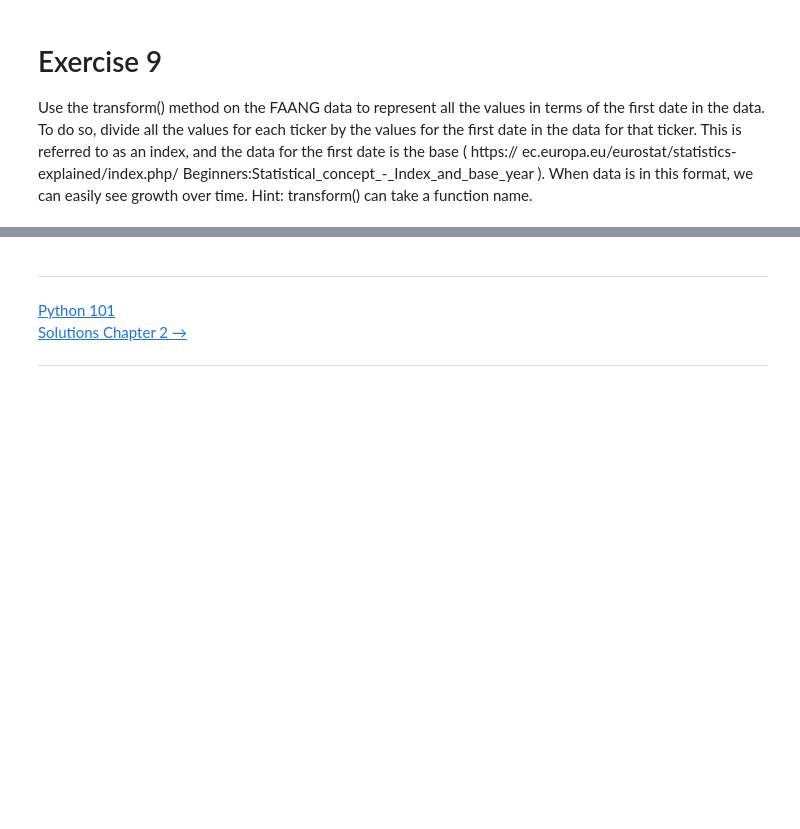
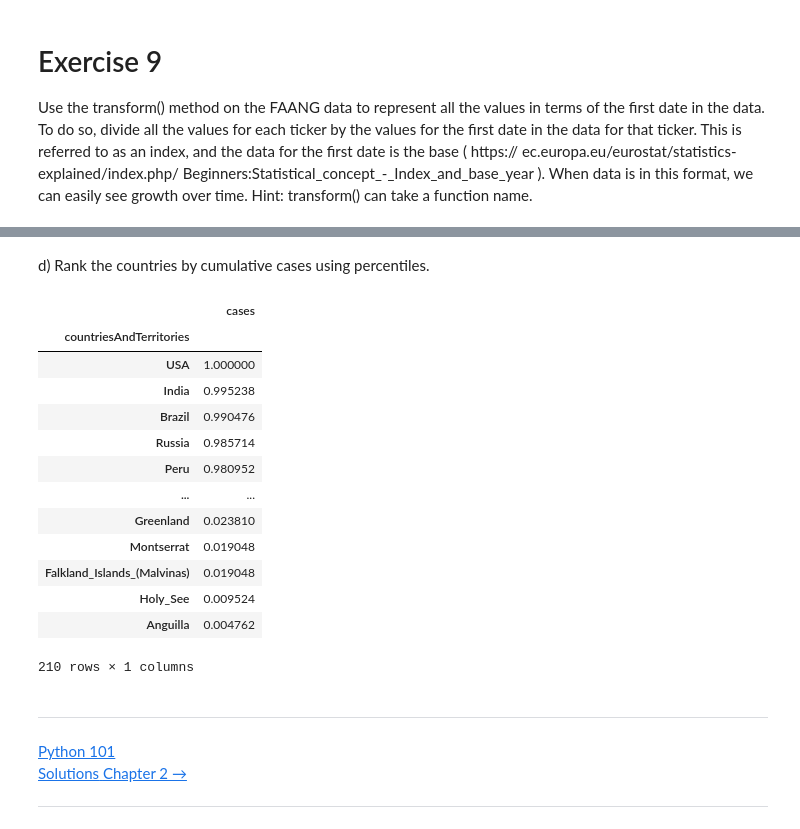
Before and after one commit to will-i-amv-books/Hands-On-Data-Analysis-with-Pandas-2nd-edition, a Jupyter notebook: ch_04/exercises.ipynb, the cells around one changed output, grey strips where cells are left out. Drawn from its saved outputs; the diff is of its cells as text; code cells hidden in the pictures; blank space fills up the shorter version.

```diff
--- a/ch_04/exercises.ipynb
+++ b/ch_04/exercises.ipynb
@@ -228,3 +409,34 @@ the following tasks to practice the skills you've learned up to this point in th
+# %% [markdown]
+d) Rank the countries by cumulative cases using percentiles.
+# %%
+'''pass'''
+countriesByPercentiles = globalCases\
+    .reset_index()\
+    .pivot_table(
+        columns='countriesAndTerritories',
+        values='cases',
+        aggfunc='sum'
+    )\
+    .T\
+    .sort_values(by='cases', ascending=False)\
+    .transform('rank', method='max', pct=True)
+
+countriesByPercentiles
+# %% [output]
+|  | cases |
+| countriesAndTerritories |  |
+| USA | 1.000000 |
+| India | 0.995238 |
+| Brazil | 0.990476 |
+| Russia | 0.985714 |
+| Peru | 0.980952 |
+| ... | ... |
+| Greenland | 0.023810 |
+| Montserrat | 0.019048 |
+| Falkland_Islands_(Malvinas) | 0.019048 |
+| Holy_See | 0.009524 |
+| Anguilla | 0.004762 |
+210 rows × 1 columns
 # %% [markdown]
 <hr>
 <div style="overflow: hidden; margin-bottom: 10px;">
```
Also changed, not shown: parts of 10 cells of this notebook.
